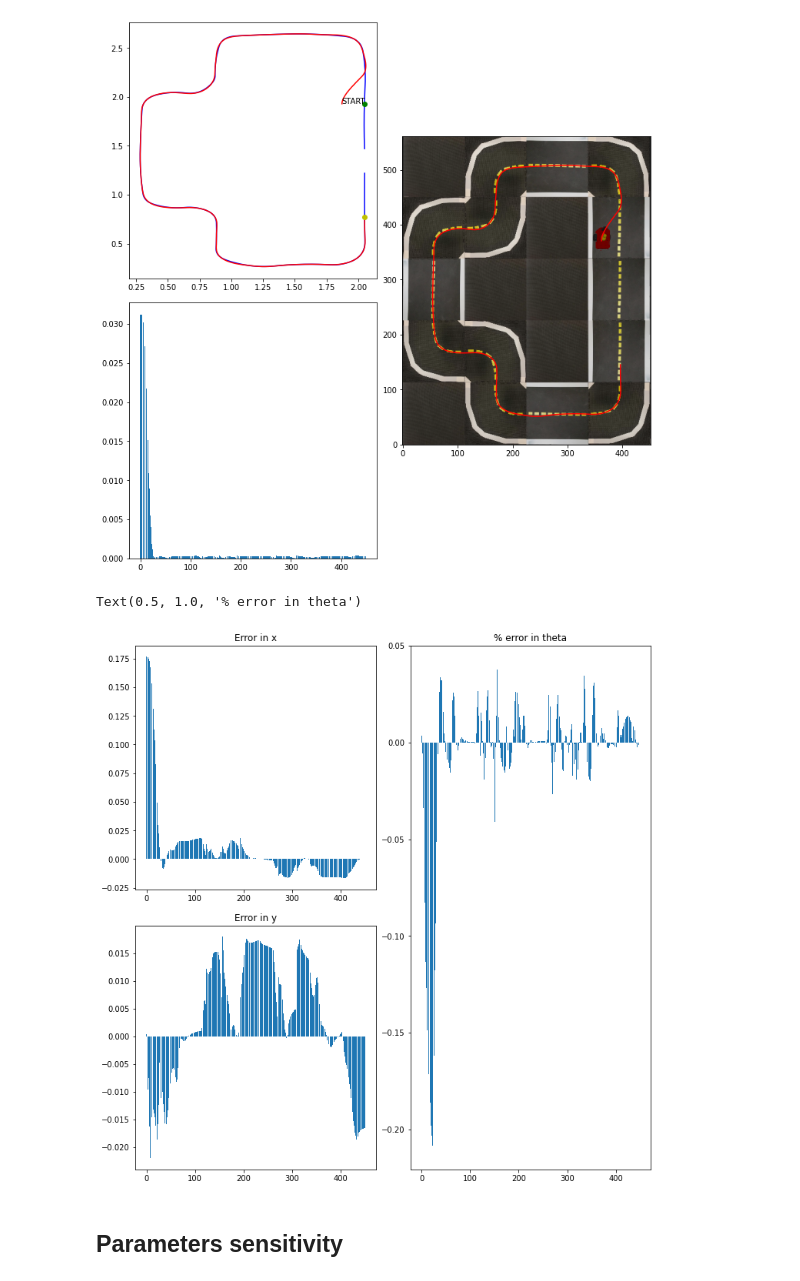
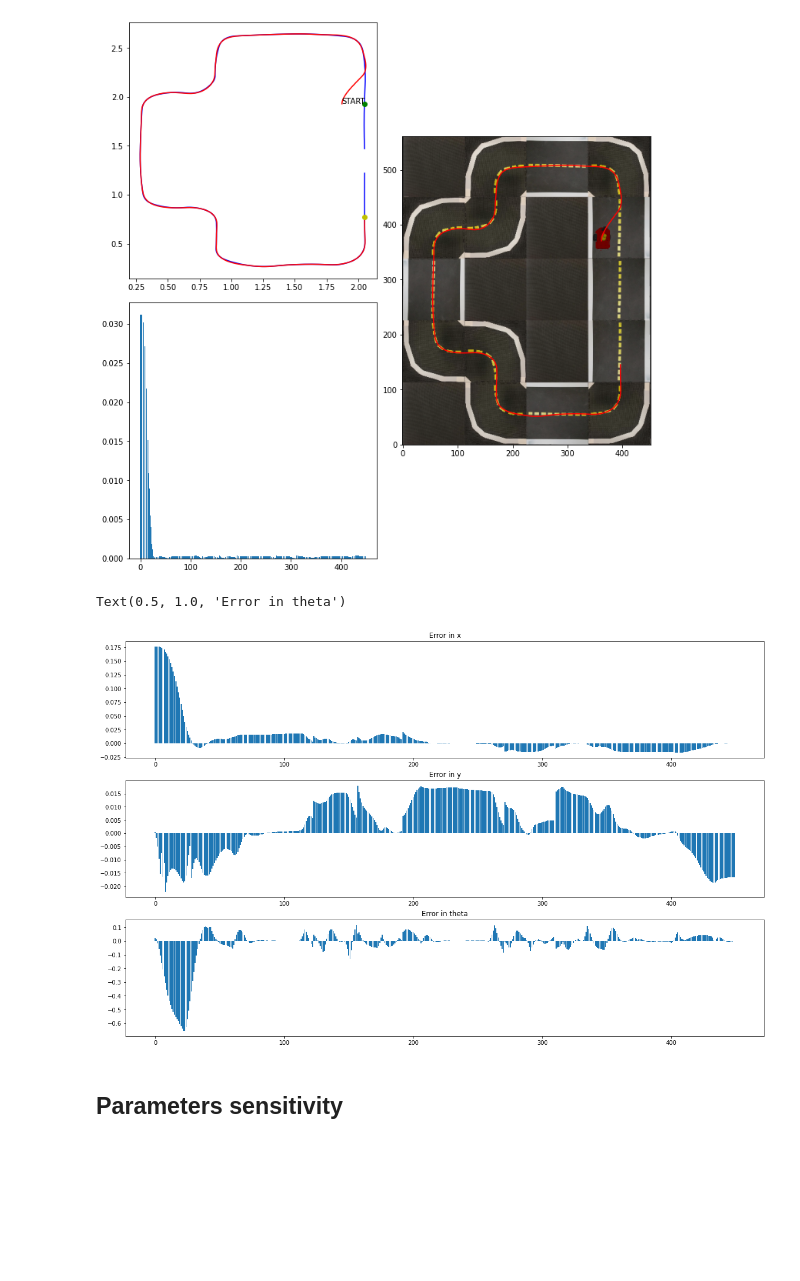
Before and after one commit to giuliovv/duckrace, a Jupyter notebook: casadi_mpc.ipynb, the cells around one changed output. Saved outputs shown, nothing was run; the diff lists cells and outputs as text; code cells hidden in the pictures; blank space fills up the shorter version.

```diff
--- a/casadi_mpc.ipynb
+++ b/casadi_mpc.ipynb
@@ -297,21 +314,22 @@ utils.show_on_map_array(env, np.array([X_log[0,:], X_log[1,:]]).T, fig=ax_dict["
 # %% [output]
 [figure]
 # %%
-fig = plt.figure(constrained_layout=True, figsize=(10, 10))
-ax_dict = fig.subplot_mosaic("""AC
-        BC""")
+fig = plt.figure(constrained_layout=True, figsize=(16, 10))
+ax_dict = fig.subplot_mosaic("""A
+        B
+        C""")
 error_x = np.array(error_x).reshape(-1)
 ax_dict["A"].bar(range(len(error_x)), error_x)
 ax_dict["A"].set_title("Error in x")
 error_y = np.array(error_y).reshape(-1)
 ax_dict["B"].bar(range(len(error_y)), error_y)
 ax_dict["B"].set_title("Error in y")
-error_theta_scaled = np.array(error_theta).reshape(-1)/pi
+error_theta_scaled = np.array(error_theta).reshape(-1)
 ax_dict["C"].bar(range(len(error_theta_scaled)), error_theta_scaled)
-ax_dict["C"].set_title("% error in theta")
+ax_dict["C"].set_title("Error in theta")
 # %% [output]
-Text(0.5, 1.0, '% error in theta')
+Text(0.5, 1.0, 'Error in theta')
-[figure, old version]
+[figure, new version]
 # %% [markdown]
 ## Parameters sensitivity
 # %% [markdown]
```
Also changed, not shown: parts of 14 cells of this notebook.
